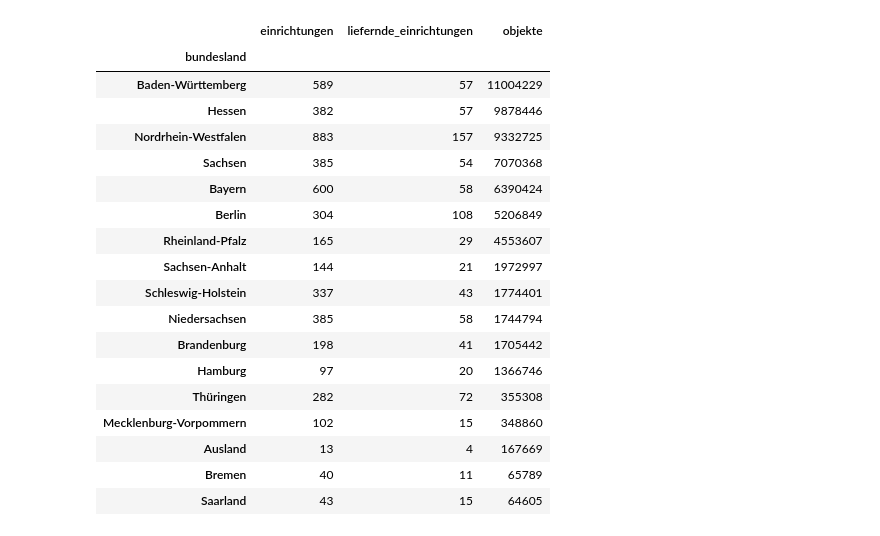
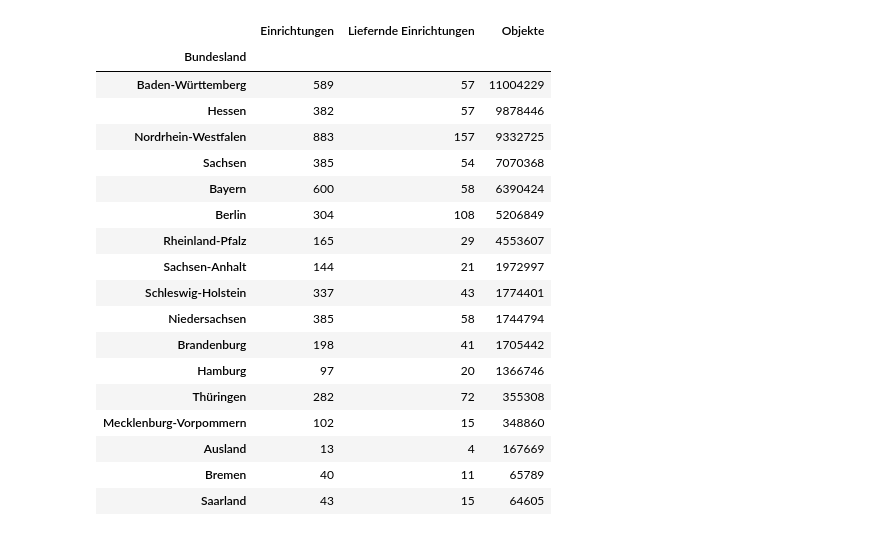
Before and after one commit to Deutsche-Digitale-Bibliothek/ddblabs-statistics, a Jupyter notebook: statistic-federal_state.ipynb, the cells around one changed output. Saved outputs shown, nothing was run; the diff lists cells and outputs as text; code cells hidden in the pictures.

```diff
--- a/statistic-federal_state.ipynb
+++ b/statistic-federal_state.ipynb
@@ -149,42 +116,46 @@ Ergebnis: DataFrame `agg` (absteigend sortiert).
 # %%
-# Bundesland-Auswertung (pandas-only)
-
-# Hinweis: Diese Zelle setzt voraus, dass oben bereits df_join erzeugt wurde.
+# Im nächsten Schritt wird `df_join` nach Bundesland ausgewertet. Dafür wird das (ggf. mehrfach belegte)
+# Bundeslandfeld auf einen Wert reduziert und anschließend je Bundesland aggregiert:
+# - Anzahl eindeutiger Einrichtungen
+# - Anzahl liefernder Einrichtungen (`count > 0`)
+# - Summe der Objekte (`count`)
+#
+# Ergebnis ist der DataFrame `agg`.
 
 df_bl = df_join.loc[df_join["id"].notna(), ["id", "state_de_fct", "count"]].copy()
 df_bl["count"] = pd.to_numeric(df_bl["count"], errors="coerce").fillna(0).astype("int64")
 
 # state_de_fct ist nach dem Join serialisiert ("; "-getrennt). Für die Zuordnung wird der erste Wert verwendet.
-df_bl["bundesland"] = (
+df_bl["Bundesland"] = (
     df_bl["state_de_fct"]
     .fillna("")
     .astype(str)
     .str.split("; ")
     .str[0]
     .str.strip()
     .replace({"": "Ausland"})
 )
 
-einrichtungen = df_bl.groupby("bundesland")["id"].nunique().rename("einrichtungen")
+einrichtungen = df_bl.groupby("Bundesland")["id"].nunique().rename("Einrichtungen")
 liefernde = (
     df_bl.loc[df_bl["count"] > 0]
-    .groupby("bundesland")["id"]
+    .groupby("Bundesland")["id"]
     .nunique()
-    .rename("liefernde_einrichtungen")
+    .rename("Liefernde Einrichtungen")
 )
-objekte = df_bl.groupby("bundesland")["count"].sum().rename("objekte")
+objekte = df_bl.groupby("Bundesland")["count"].sum().rename("Objekte")
 
 agg = (
     pd.concat([einrichtungen, liefernde, objekte], axis=1)
     .fillna(0)
-    .astype({"einrichtungen": "int64", "liefernde_einrichtungen": "int64", "objekte": "int64"})
-    .sort_values(["objekte", "liefernde_einrichtungen", "einrichtungen"], ascending=False)
+    .astype({"Einrichtungen": "int64", "Liefernde Einrichtungen": "int64", "Objekte": "int64"})
+    .sort_values(["Objekte", "Liefernde Einrichtungen", "Einrichtungen"], ascending=False)
 )
 
 agg
 # %% [output]
-|  | einrichtungen | liefernde_einrichtungen | objekte |
-| bundesland |  |  |  |
+|  | Einrichtungen | Liefernde Einrichtungen | Objekte |
+| Bundesland |  |  |  |
 | Baden-Württemberg | 589 | 57 | 11004229 |
 | Hessen | 382 | 57 | 9878446 |
 | Nordrhein-Westfalen | 883 | 157 | 9332725 |
```
Also changed, not shown: parts of 12 cells of this notebook.
